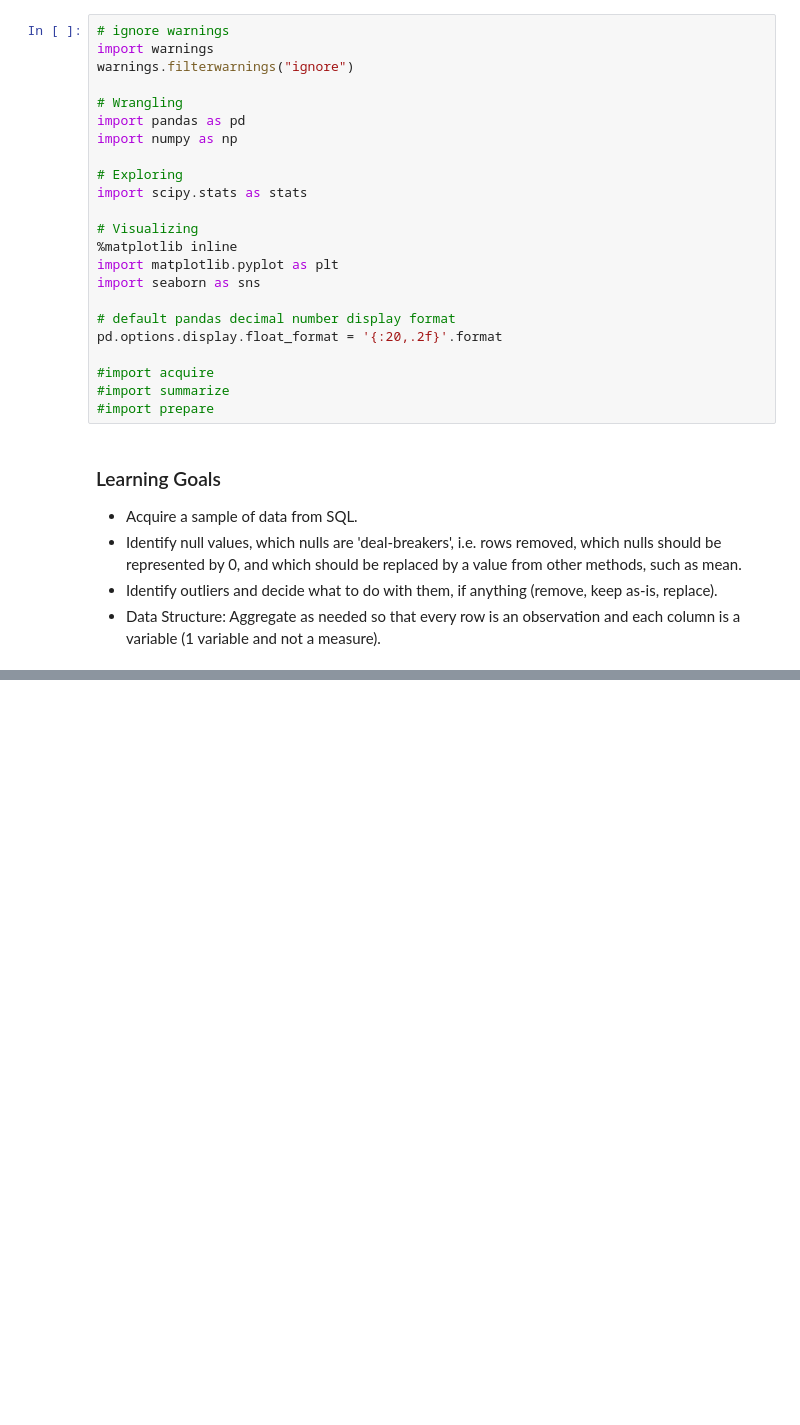
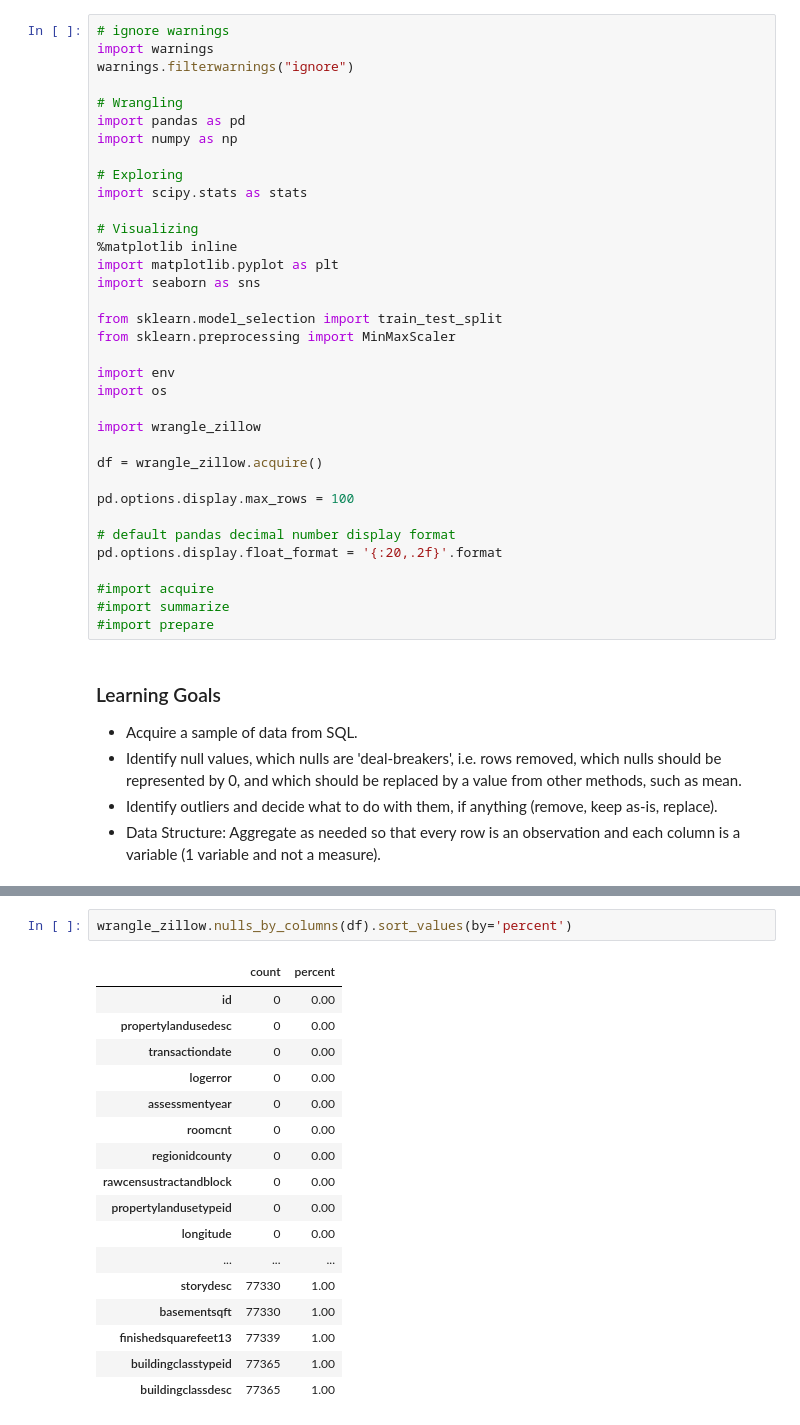
Before and after one commit to Kayfj41901/clustering_exercises, a Jupyter notebook: Data_Wrangling.ipynb, the cells around one changed output, grey strips where cells are left out. Cells and saved outputs as stored; diff of their text form; blank space fills up the shorter version.

```diff
--- a/Data_Wrangling.ipynb
+++ b/Data_Wrangling.ipynb
@@ -15,6 +15,18 @@ import scipy.stats as stats
 import matplotlib.pyplot as plt
 import seaborn as sns
 
+from sklearn.model_selection import train_test_split
+from sklearn.preprocessing import MinMaxScaler
+
+import env
+import os
+
+import wrangle_zillow
+
+df = wrangle_zillow.acquire()
+
+pd.options.display.max_rows = 100
+
 # default pandas decimal number display format
 pd.options.display.float_format = '{:20,.2f}'.format
 
@@ -37,0 +62,20 @@ SELECT *
+# %%
+wrangle_zillow.nulls_by_columns(df).sort_values(by='percent')
+# %% [output]
+|  | count | percent |
+| id | 0 | 0.00 |
+| propertylandusedesc | 0 | 0.00 |
+| transactiondate | 0 | 0.00 |
+| logerror | 0 | 0.00 |
+| assessmentyear | 0 | 0.00 |
+| roomcnt | 0 | 0.00 |
+| regionidcounty | 0 | 0.00 |
+| rawcensustractandblock | 0 | 0.00 |
+| propertylandusetypeid | 0 | 0.00 |
+| longitude | 0 | 0.00 |
+| ... | ... | ... |
+| storydesc | 77330 | 1.00 |
+| basementsqft | 77330 | 1.00 |
+| finishedsquarefeet13 | 77339 | 1.00 |
+| buildingclasstypeid | 77365 | 1.00 |
+| buildingclassdesc | 77365 | 1.00 |
```
Also changed, not shown: parts of 38 cells of this notebook, 4 other files.
